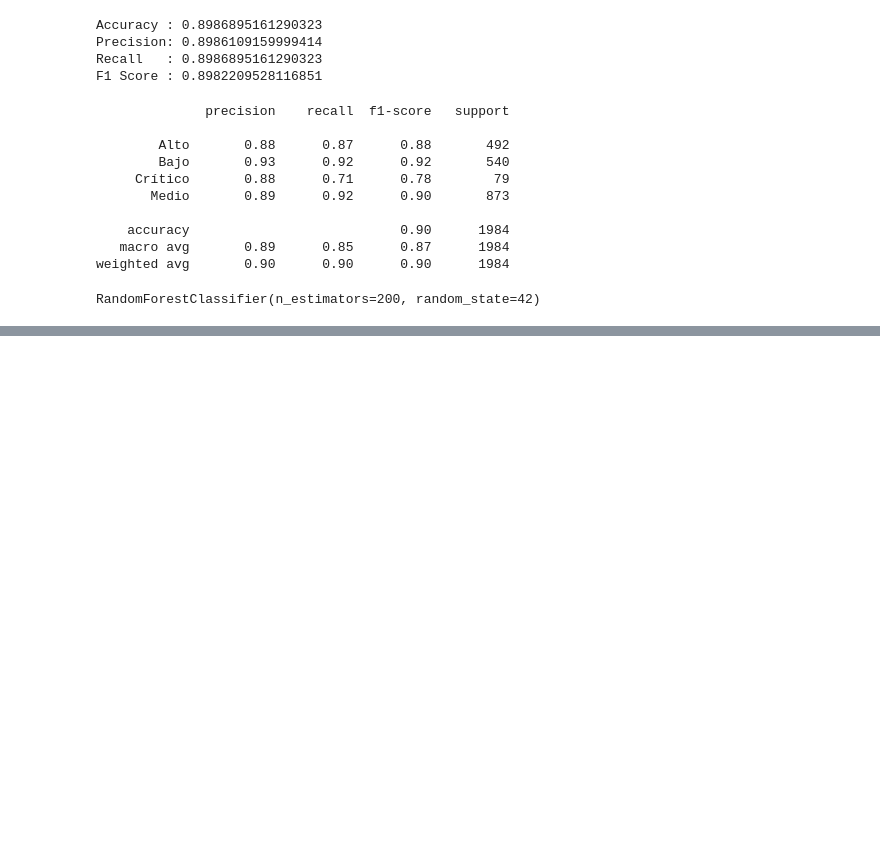
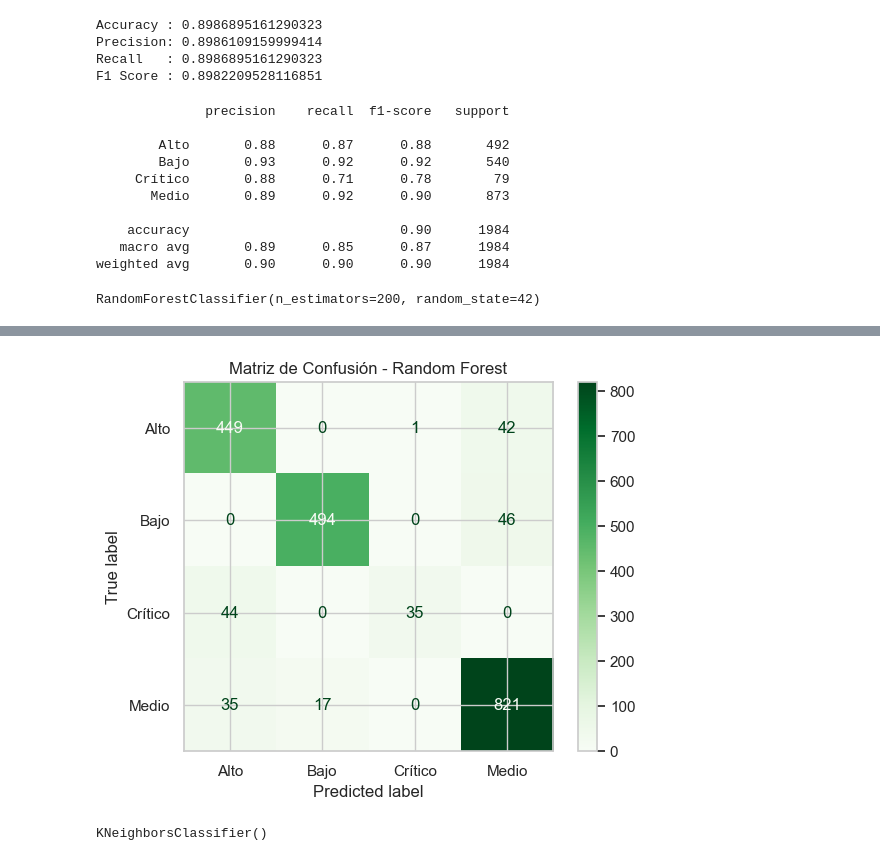
Before and after one commit to DevFntxy/ECBD_9A_IDGS_PRACTICAS_230892, a Jupyter notebook: Practica07/Practica07.ipynb, the cells around one changed output, grey strips where cells are left out. Saved outputs shown, nothing was run; the diff lists cells and outputs as text; code cells hidden in the pictures; blank space fills up the shorter version.

Commit message:
Practica07 - Responsable de la Georreferenciación
add segund modelo para el comprendimiento y avance de analisis

```diff
--- a/Practica07/Practica07.ipynb
+++ b/Practica07/Practica07.ipynb
@@ -996,3 +996,5 @@ modelo_rf = RandomForestClassifier(
 modelo_rf.fit(X_train, y_train)
 # %% [output]
 RandomForestClassifier(n_estimators=200, random_state=42)
+# %%
+pred_rf = modelo_rf.predict(X_test)
@@ -998,0 +1047,23 @@ RandomForestClassifier(n_estimators=200, random_state=42)
+# %%
+ConfusionMatrixDisplay.from_predictions(
+    y_test,
+    pred_rf,
+    cmap="Greens"
+)
+
+plt.title("Matriz de Confusión - Random Forest")
+
+plt.show()
+# %% [output]
+[figure, added]
+# %%
+modelo_knn = KNeighborsClassifier(
+    n_neighbors=5
+)
+
+modelo_knn.fit(
+    X_train,
+    y_train
+)
+# %% [output]
+KNeighborsClassifier()
```
Also changed, not shown: parts of 2 cells of this notebook.
